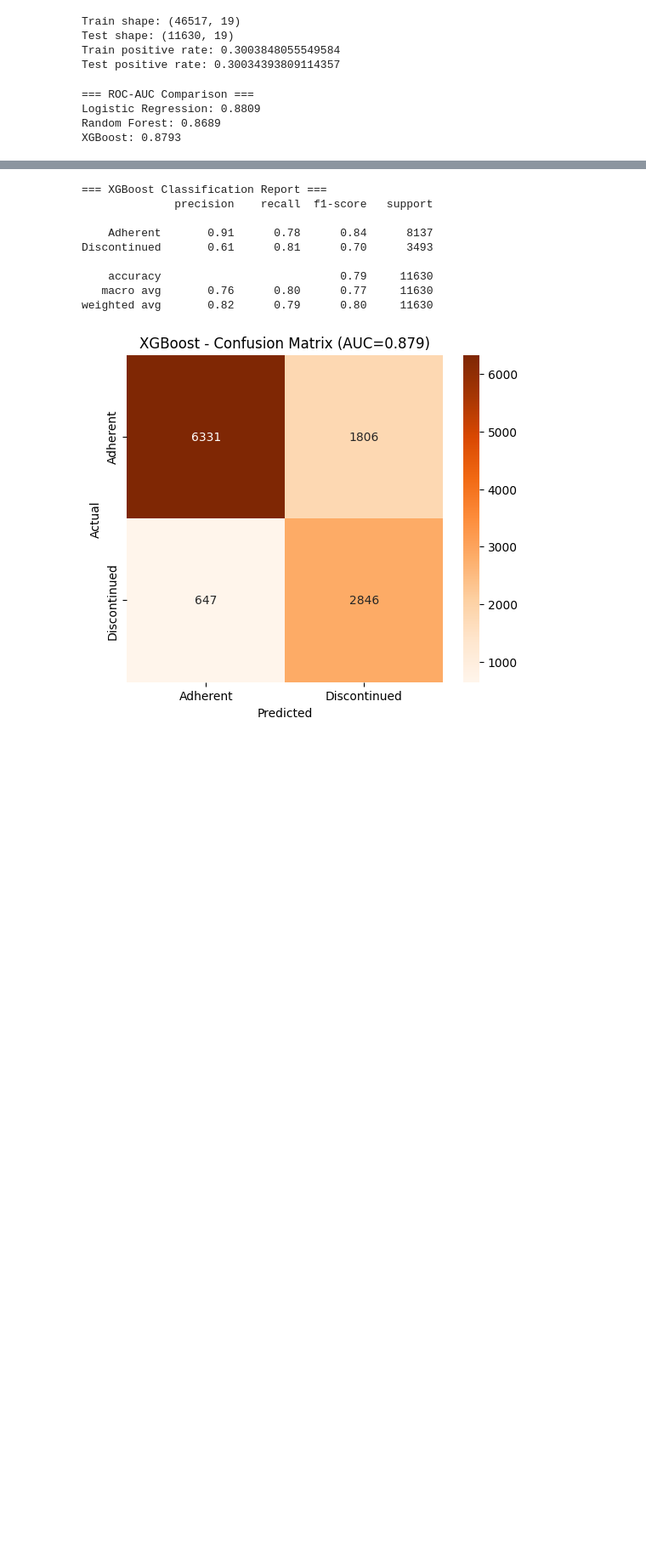
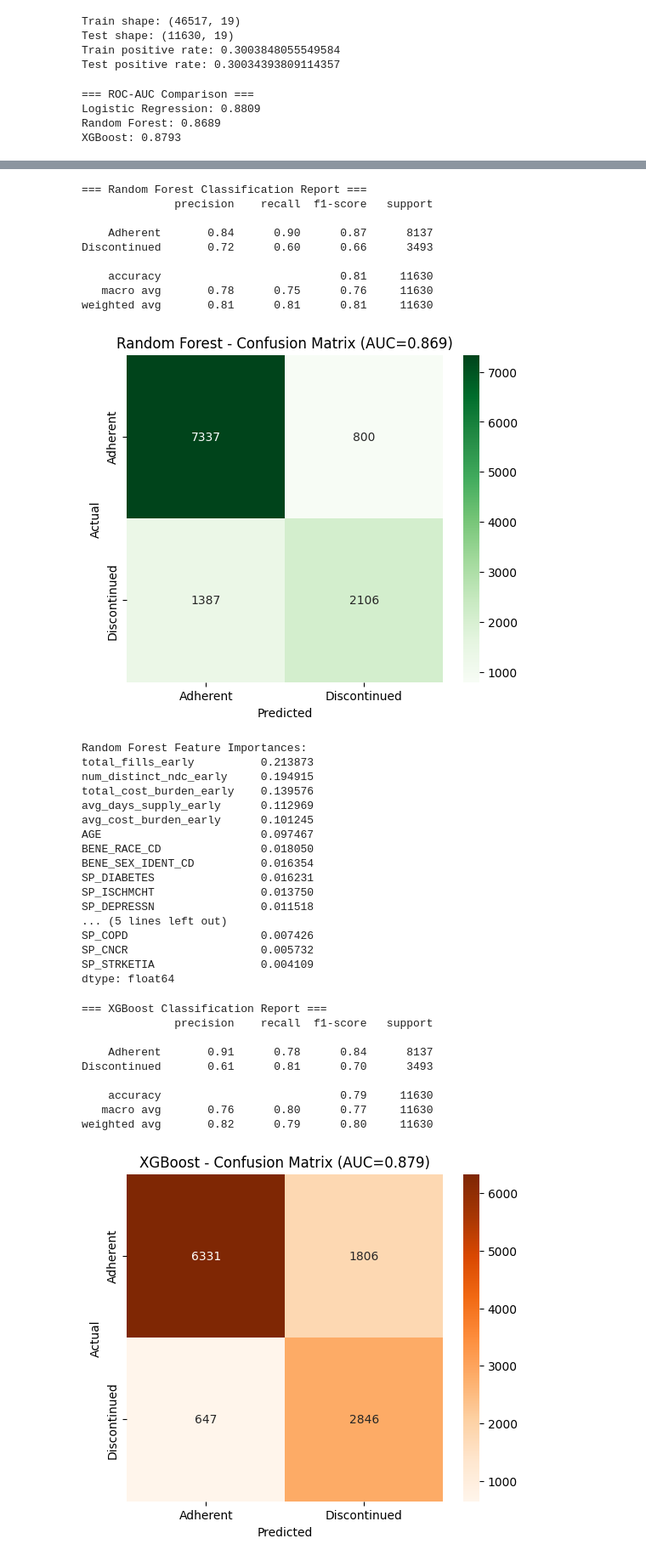
Before and after one commit to Murali-KrishnaM/patient-adherence-persistency-risk-scoring, a Jupyter notebook: ML/ModelTraining.ipynb, the cells around one changed output, grey strips where cells are left out. Shown at 85% size. Cells and saved outputs as stored; diff of their text form; code cells hidden in the pictures; blank space fills up the shorter version.

```diff
--- a/ML/ModelTraining.ipynb
+++ b/ML/ModelTraining.ipynb
@@ -341,3 +474,71 @@ XGBoost: 0.8793
+# %%
+# ============================================================
+# FULL EVALUATION - RANDOM FOREST
+# ============================================================
+
+y_pred_rf = rf.predict(X_test)
+
+print("=== Random Forest Classification Report ===")
+print(classification_report(
+    y_test,
+    y_pred_rf,
+    target_names=['Adherent', 'Discontinued']
+))
+
+# Confusion Matrix
+cm_rf = confusion_matrix(y_test, y_pred_rf)
+
+plt.figure(figsize=(6, 5))
+sns.heatmap(
+    cm_rf,
+    annot=True,
+    fmt='d',
+    cmap='Greens',
+    xticklabels=['Adherent', 'Discontinued'],
+    yticklabels=['Adherent', 'Discontinued']
+)
+
+plt.xlabel('Predicted')
+plt.ylabel('Actual')
+plt.title(f'Random Forest - Confusion Matrix (AUC={results["Random Forest"]:.3f})')
+plt.show()
+
+# Feature Importance
+rf_importances = pd.Series(
+    rf.feature_importances_,
+    index=X_train.columns
+).sort_values(ascending=False)
+
+print("\nRandom Forest Feature Importances:")
+print(rf_importances)
+# %% [output]
+=== Random Forest Classification Report ===
+              precision    recall  f1-score   support
+
+    Adherent       0.84      0.90      0.87      8137
+Discontinued       0.72      0.60      0.66      3493
+
+    accuracy                           0.81     11630
+   macro avg       0.78      0.75      0.76     11630
+weighted avg       0.81      0.81      0.81     11630
+[figure, added]
+Random Forest Feature Importances:
+total_fills_early          0.213873
+num_distinct_ndc_early     0.194915
+total_cost_burden_early    0.139576
+avg_days_supply_early      0.112969
+avg_cost_burden_early      0.101245
+AGE                        0.097467
+BENE_RACE_CD               0.018050
+BENE_SEX_IDENT_CD          0.016354
+SP_DIABETES                0.016231
+SP_ISCHMCHT                0.013750
+SP_DEPRESSN                0.011518
+... (5 lines left out)
+SP_COPD                    0.007426
+SP_CNCR                    0.005732
+SP_STRKETIA                0.004109
+dtype: float64
 # %%
 # --- Full evaluation for XGBoost (chosen for SHAP compatibility) ---
 
```
Also changed, not shown: parts of 6 cells of this notebook.
